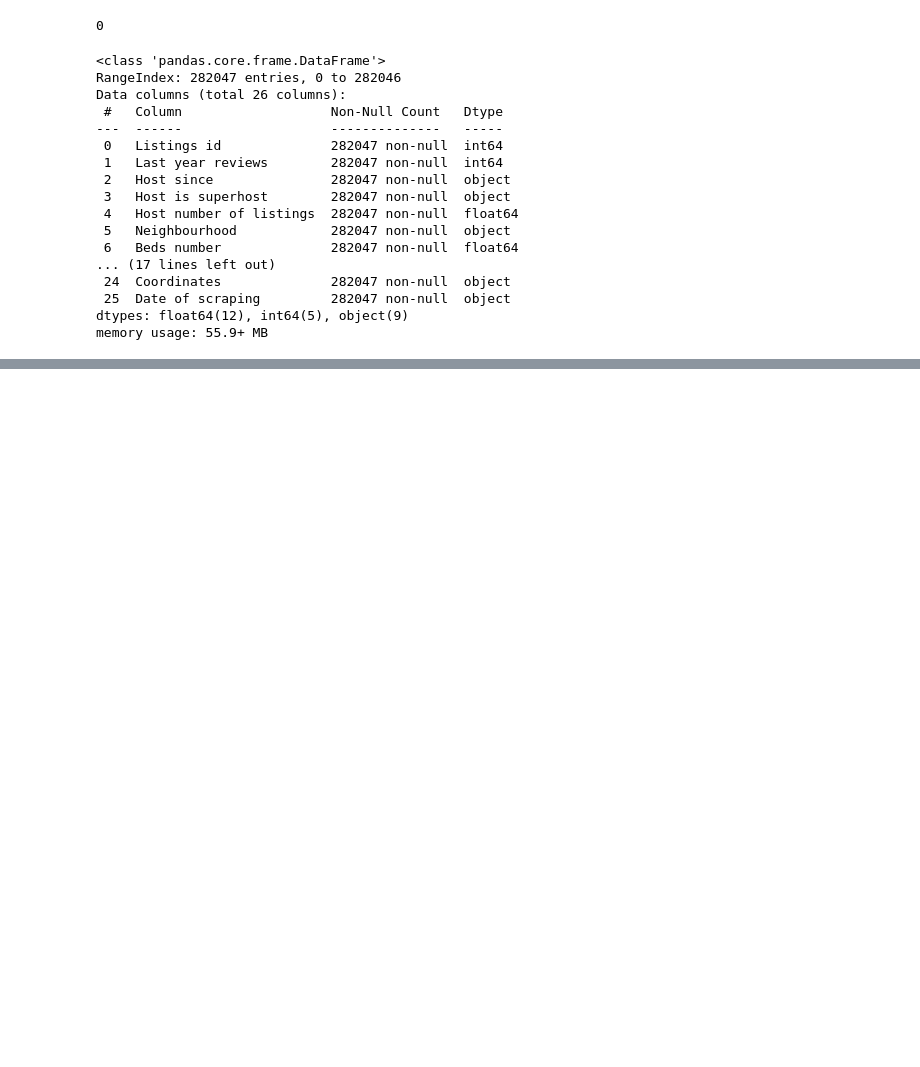
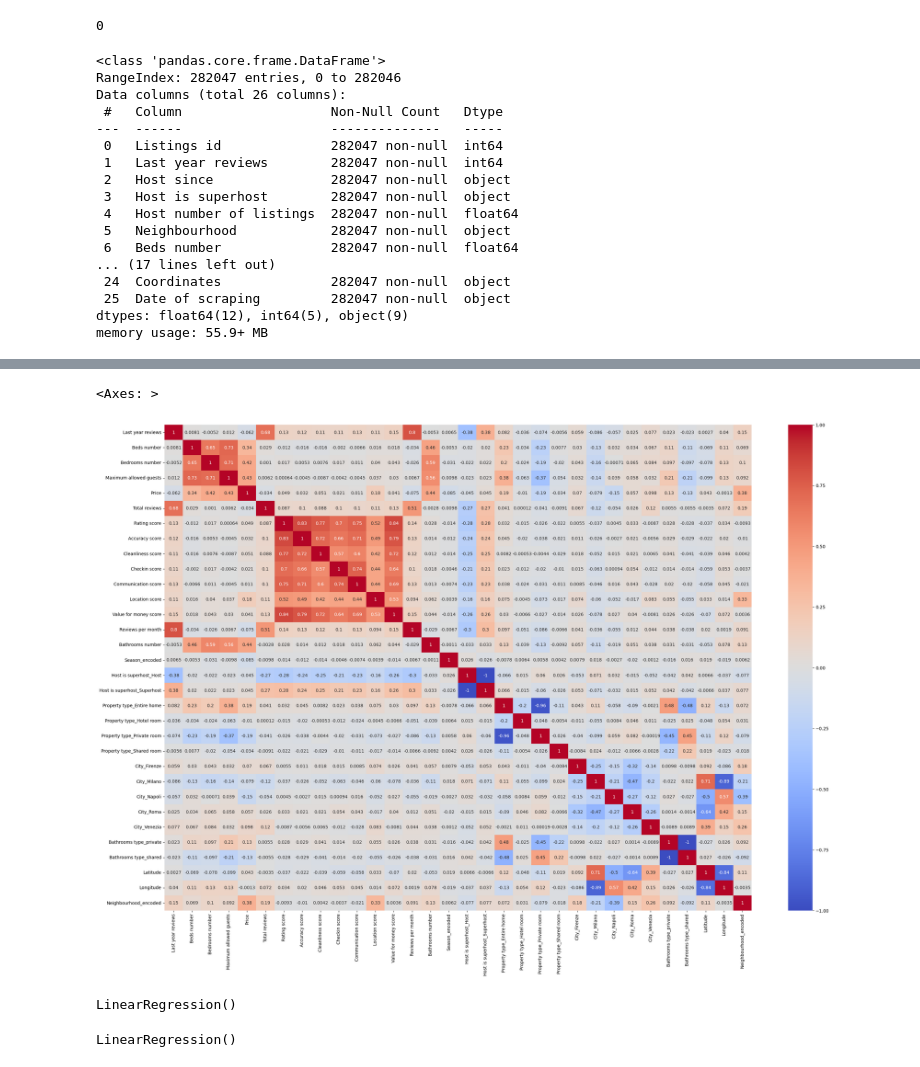
Before and after one commit to KakarotMc/Airbnb, a Jupyter notebook: Italy Airbnb prediciton.ipynb, the cells around one changed output, grey strips where cells are left out. Drawn from its saved outputs; the diff is of its cells as text; code cells hidden in the pictures; blank space fills up the shorter version.

```diff
--- a/Italy Airbnb prediciton.ipynb
+++ b/Italy Airbnb prediciton.ipynb
@@ -108,0 +133,19 @@ array(['Private room', 'Entire home', 'Hotel room', 'Shared room'],
+# %%
+df.drop(['Season'],axis = 1, inplace = True)
+# %%
+# Split the 'Coordinates' column into 'Latitude' and 'Longitude'
+df[['Latitude', 'Longitude']] = df['Coordinates'].str.split(', ', expand=True).astype(float)
+
+# Drop the original 'Coordinates' column if it's no longer needed
+df = df.drop(columns=['Coordinates'])
+# %%
+# Apply Target Encoding for the "Neighbourhood" column
+# Replace each neighbourhood with the mean price for listings in that neighbourhood
+df['Neighbourhood_encoded'] = df.groupby('Neighbourhood')['Price'].transform('mean')
+
+# Drop the original "Neighbourhood" column to avoid duplication
+df = df.drop(columns=['Neighbourhood'])
+# %%
+numerical_cols = ['Total reviews','Beds number','Bedrooms number','Bathrooms number','Maximum allowed guests']
+scaler = StandardScaler()
+df[numerical_cols] = scaler.fit_transform(df[numerical_cols])
@@ -108,0 +162,7 @@ array(['Private room', 'Entire home', 'Hotel room', 'Shared room'],
+# %%
+correlation_matrix = df.corr()
+plt.figure(figsize=(30, 20))
+sns.heatmap(correlation_matrix, annot=True, cmap="coolwarm")
+# %% [output]
+<Axes: >
+[figure, added]
@@ -108,0 +175,8 @@ array(['Private room', 'Entire home', 'Hotel room', 'Shared room'],
+# %%
+lr
+# %% [output]
+LinearRegression()
+# %%
+lr.fit(X_train, y_train)
+# %% [output]
+LinearRegression()
```
Also changed, not shown: parts of 21 cells of this notebook.
